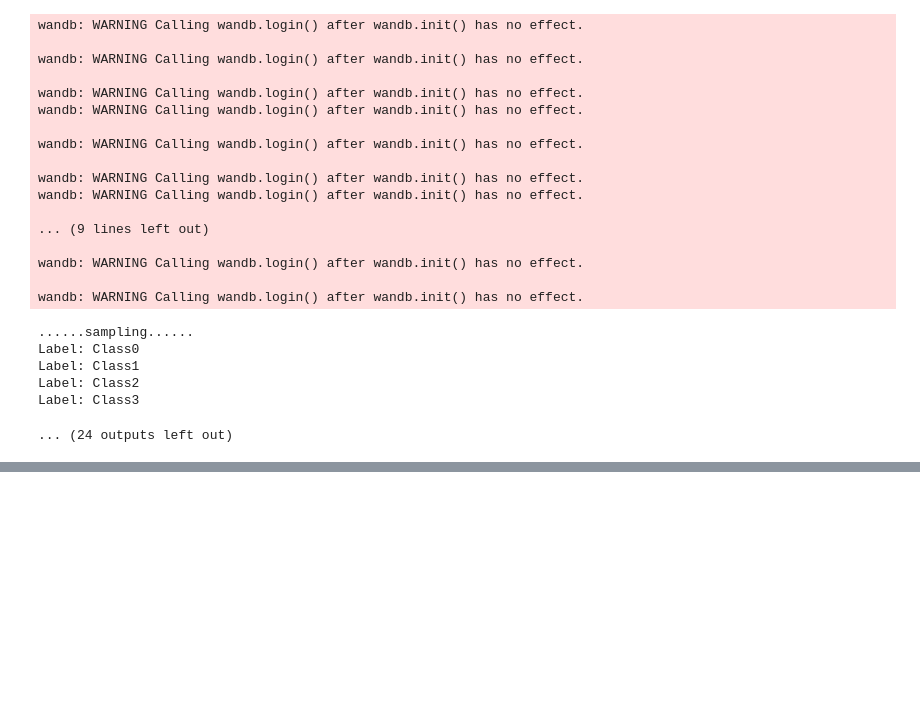
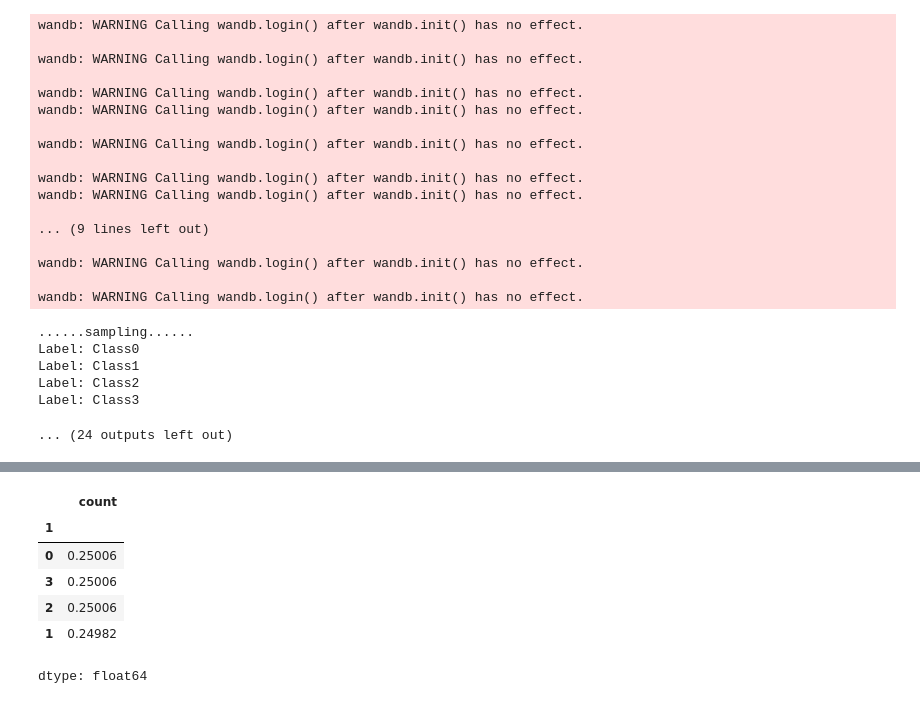
Before and after one commit to pjavanrood/CPEN455HW-2024W2, a Jupyter notebook: explore.ipynb, the cells around one changed output, grey strips where cells are left out. Drawn from its saved outputs; the diff is of its cells as text; code cells hidden in the pictures; blank space fills up the shorter version.

```diff
--- a/explore.ipynb
+++ b/explore.ipynb
@@ -415,0 +433,13 @@ Average fid score: 25.48530164102886
+# %%
+test_df = pd.read_csv("test.csv")
+train_df = pd.read_csv("train.csv", header=None)
+# %%
+ train_df[1].value_counts() / len(train_df)
+# %% [output]
+|  | count |
+| 1 |  |
+| 0 | 0.25006 |
+| 3 | 0.25006 |
+| 2 | 0.25006 |
+| 1 | 0.24982 |
+dtype: float64
```
Also changed, not shown: parts of 6 cells of this notebook, 3 other files.
